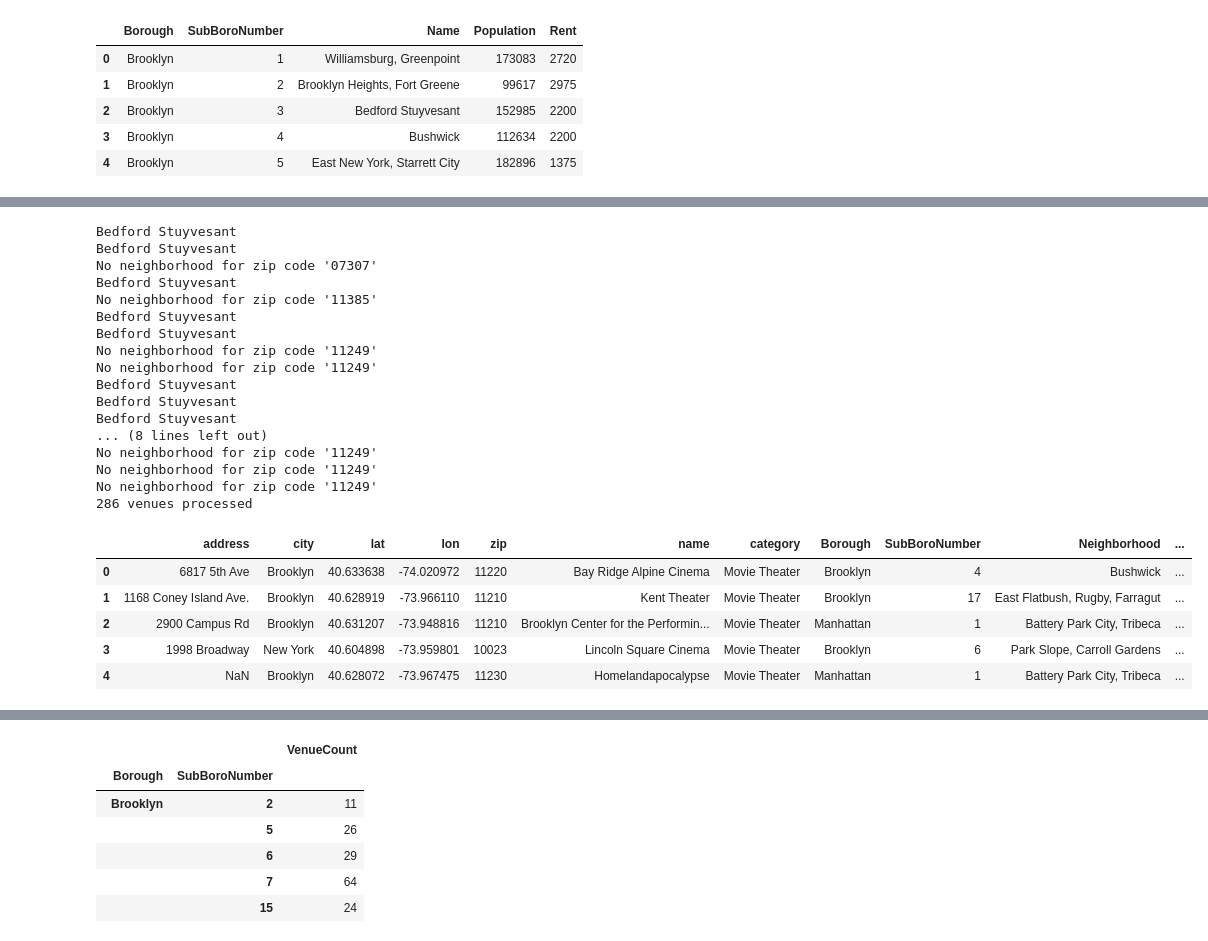
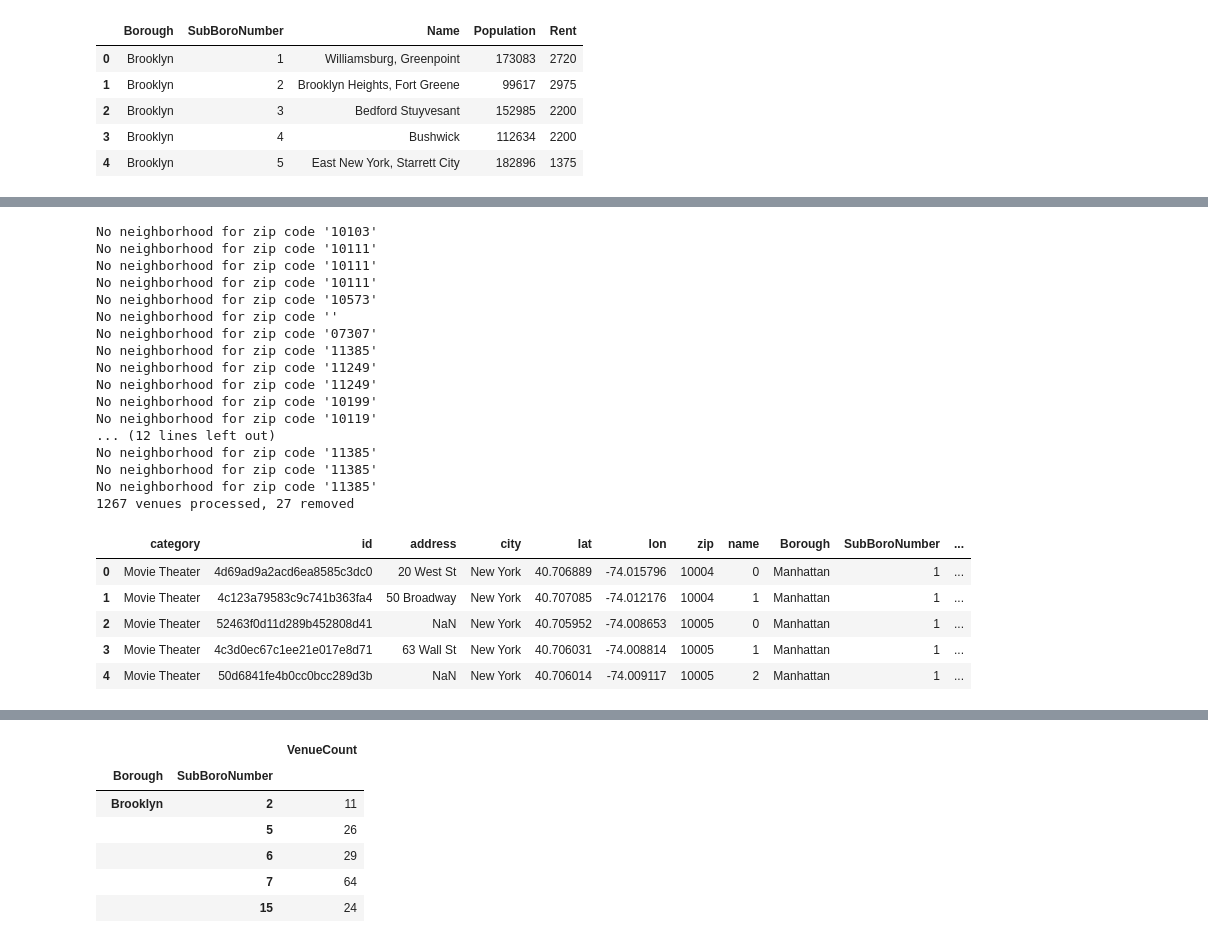
Before and after one commit to jimcole23/Capstone, a Jupyter notebook: Test.ipynb, the cells around one changed output, grey strips where cells are left out. Drawn from its saved outputs; the diff is of its cells as text; code cells hidden in the pictures.

```diff
--- a/Test.ipynb
+++ b/Test.ipynb
@@ -51,6 +50,7 @@ VERSION = '20180604'
 LIMIT=50
 url = 'https://api.foursquare.com/v2/venues/categories?client_id={}&client_secret={}&v={}'.format(CLIENT_ID, CLIENT_SECRET, VERSION)
 results = requests.get(url).json()
+numFourSquareCalls = numFourSquareCalls + 1
 
 # assign relevant part of JSON to categories
 categories = results['response']['categories']
@@ -208,0 +356,5 @@ KeyError: 'venues'
+# %%
+pd.set_option('display.max_rows', 1000)
+print(len(dfAllVenues['zip'].unique()))
+print(len(dfAllVenues))
+print(dfAllVenues['zip'].unique())
@@ -262 +473,8 @@ Before processing, there are 29 rows in dfAllVenues without zip codes
 After processing, there are 0 rows in dfAllVenues without zip codes
+# %%
+newColumnNames = ['category', 'id', 'address', 'city', 'lat', 'lon', 'zip', 'name']
+dfAllVenuesClean.columns = newColumnNames
+dfAllVenuesClean.head()
+print(len(dfAllVenuesClean['zip'].unique()))
+print(len(dfAllVenuesClean))
+print(dfAllVenuesClean['zip'].unique())
@@ -262,0 +495,3 @@ After processing, there are 0 rows in dfAllVenues without zip codes
+# %%
+dfAllVenues = dfAllVenuesClean
+print(dfAllVenues['zip'].unique())
@@ -335,53 +573,55 @@ dfAllVenues["SubBoroNumber"] = 0
 dfAllVenues["Neighborhood"] = ""
 
 numRowsProcessed = 0
+numVenuesRemoved = 0
 for index, row in dfAllVenues.iterrows():
     numRowsProcessed = numRowsProcessed + 1
 
     zipCode = row.zip
     name = row.name
 
     # Get the neighborhood this zip code corresponds to
     dfNeighborhood = dfNeighborhoodZipcodes.loc[dfNeighborhoodZipcodes['ZipCode'] == zipCode]
     if (len(dfNeighborhood) == 0):
+        numVenuesRemoved = numVenuesRemoved + 1
 #        print("No neighborhood for zip code " + zipCode + " for venue " + name)
         print("No neighborhood for zip code '" + zipCode + "'")
     else:
         borough = dfNeighborhood.iloc[0]["Borough"]
         subBoro = dfNeighborhood.iloc[0]["SubBoroNumber"]
         neighborhood = dfNeighborhood.iloc[0]["Name"]
 
         dfAllVenues.at[index, 'Borough'] = borough
         dfAllVenues.at[index, 'SubBoroNumber'] = subBoro
         dfAllVenues.at[index, 'Neighborhood'] = neighborhood
         dfAllVenues.at[index, 'ZipCode'] = zipCode
-        if (zipCode == "11238"):
-            print(neighborhood)
+#        if (zipCode == "11238"):
+#            print(neighborhood)
 
-print("{} venues processed".format(numRowsProcessed))
+print("{} venues processed, {} removed".format(numRowsProcessed, numVenuesRemoved))
 dfAllVenues.head()
 # %% [output]
-Bedford Stuyvesant
-Bedford Stuyvesant
+No neighborhood for zip code '10103'
+No neighborhood for zip code '10111'
+No neighborhood for zip code '10111'
+No neighborhood for zip code '10111'
+No neighborhood for zip code '10573'
+No neighborhood for zip code ''
 No neighborhood for zip code '07307'
-Bedford Stuyvesant
 No neighborhood for zip code '11385'
-Bedford Stuyvesant
-Bedford Stuyvesant
 No neighborhood for zip code '11249'
 No neighborhood for zip code '11249'
-Bedford Stuyvesant
-Bedford Stuyvesant
-Bedford Stuyvesant
-... (8 lines left out)
-No neighborhood for zip code '11249'
-No neighborhood for zip code '11249'
-No neighborhood for zip code '11249'
-286 venues processed
+No neighborhood for zip code '10199'
+No neighborhood for zip code '10119'
+... (12 lines left out)
+No neighborhood for zip code '11385'
+No neighborhood for zip code '11385'
+No neighborhood for zip code '11385'
+1267 venues processed, 27 removed
-|  | address | city | lat | lon | zip | name | category | Borough | SubBoroNumber | Neighborhood | ... |
-| 0 | 6817 5th Ave | Brooklyn | 40.633638 | -74.020972 | 11220 | Bay Ridge Alpine Cinema | Movie Theater | Brooklyn | 4 | Bushwick | ... |
-| 1 | 1168 Coney Island Ave. | Brooklyn | 40.628919 | -73.966110 | 11210 | Kent Theater | Movie Theater | Brooklyn | 17 | East Flatbush, Rugby, Farragut | ... |
-| 2 | 2900 Campus Rd | Brooklyn | 40.631207 | -73.948816 | 11210 | Brooklyn Center for the Performin... | Movie Theater | Manhattan | 1 | Battery Park City, Tribeca | ... |
-| 3 | 1998 Broadway | New York | 40.604898 | -73.959801 | 10023 | Lincoln Square Cinema | Movie Theater | Brooklyn | 6 | Park Slope, Carroll Gardens | ... |
-| 4 | NaN | Brooklyn | 40.628072 | -73.967475 | 11230 | Homelandapocalypse | Movie Theater | Manhattan | 1 | Battery Park City, Tribeca | ... |
+|  | category | id | address | city | lat | lon | zip | name | Borough | SubBoroNumber | ... |
+| 0 | Movie Theater | 4d69ad9a2acd6ea8585c3dc0 | 20 West St | New York | 40.706889 | -74.015796 | 10004 | 0 | Manhattan | 1 | ... |
+| 1 | Movie Theater | 4c123a79583c9c741b363fa4 | 50 Broadway | New York | 40.707085 | -74.012176 | 10004 | 1 | Manhattan | 1 | ... |
+| 2 | Movie Theater | 52463f0d11d289b452808d41 | NaN | New York | 40.705952 | -74.008653 | 10005 | 0 | Manhattan | 1 | ... |
+| 3 | Movie Theater | 4c3d0ec67c1ee21e017e8d71 | 63 Wall St | New York | 40.706031 | -74.008814 | 10005 | 1 | Manhattan | 1 | ... |
+| 4 | Movie Theater | 50d6841fe4b0cc0bcc289d3b | NaN | New York | 40.706014 | -74.009117 | 10005 | 2 | Manhattan | 1 | ... |
 # %%
```
Also changed, not shown: parts of 24 cells of this notebook.
